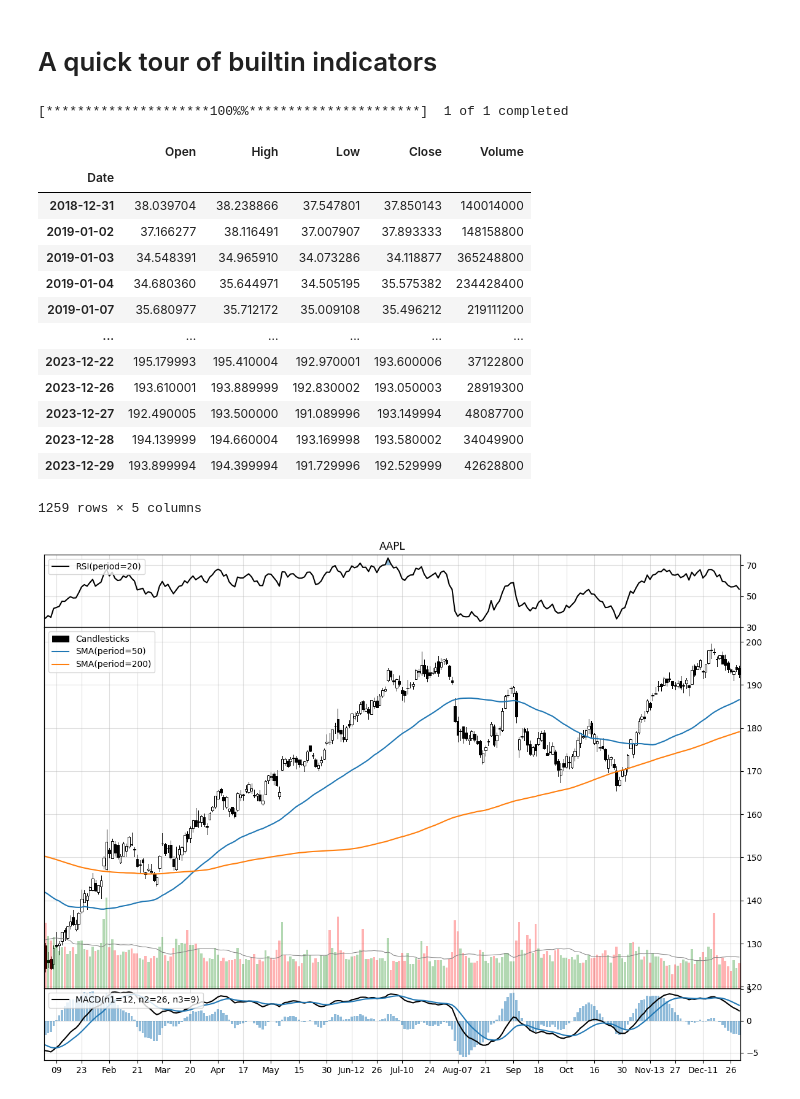
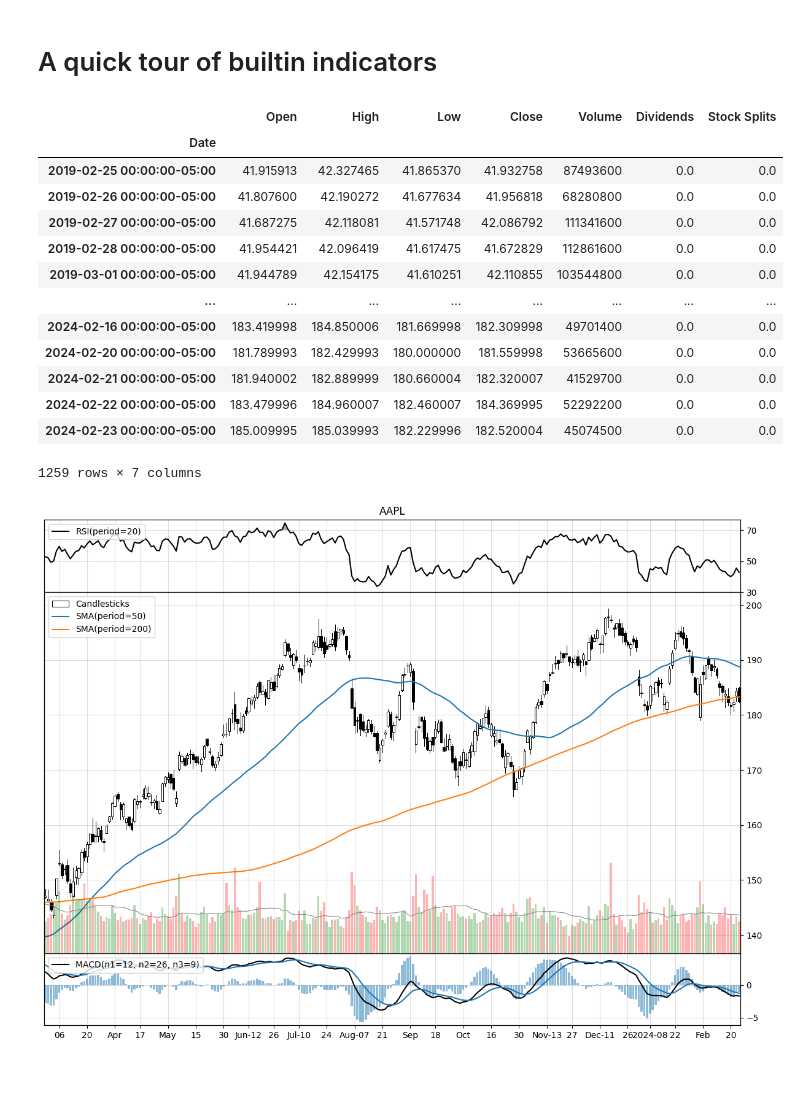
Before and after one commit to furechan/mplchart, a Jupyter notebook: examples/builtin-indicators.ipynb, the cells around one changed output. Cells and saved outputs as stored; diff of their text form; code cells hidden in the pictures.

```diff
--- a/examples/builtin-indicators.ipynb
+++ b/examples/builtin-indicators.ipynb
@@ -9,24 +9,23 @@ from mplchart.primitives import Candlesticks, Volume, SameAxes
 from mplchart.indicators import ROC, SMA, EMA, RSI, MACD, SLOPE, BBANDS
 # %%
 ticker = "AAPL"
-prices = yf.download(ticker, period="5y", auto_adjust=True)
+prices = yf.Ticker(ticker).history(period="5y")
 prices
 # %% [output]
+|  | Open | High | Low | Close | Volume | Dividends | Stock Splits |
+| Date |  |  |  |  |  |  |  |
+| 2019-02-25 00:00:00-05:00 | 41.915913 | 42.327465 | 41.865370 | 41.932758 | 87493600 | 0.0 | 0.0 |
+| 2019-02-26 00:00:00-05:00 | 41.807600 | 42.190272 | 41.677634 | 41.956818 | 68280800 | 0.0 | 0.0 |
+| 2019-02-27 00:00:00-05:00 | 41.687275 | 42.118081 | 41.571748 | 42.086792 | 111341600 | 0.0 | 0.0 |
+| 2019-02-28 00:00:00-05:00 | 41.954421 | 42.096419 | 41.617475 | 41.672829 | 112861600 | 0.0 | 0.0 |
+| 2019-03-01 00:00:00-05:00 | 41.944789 | 42.154175 | 41.610251 | 42.110855 | 103544800 | 0.0 | 0.0 |
+| ... | ... | ... | ... | ... | ... | ... | ... |
+| 2024-02-16 00:00:00-05:00 | 183.419998 | 184.850006 | 181.669998 | 182.309998 | 49701400 | 0.0 | 0.0 |
+| 2024-02-20 00:00:00-05:00 | 181.789993 | 182.429993 | 180.000000 | 181.559998 | 53665600 | 0.0 | 0.0 |
+| 2024-02-21 00:00:00-05:00 | 181.940002 | 182.889999 | 180.660004 | 182.320007 | 41529700 | 0.0 | 0.0 |
+| 2024-02-22 00:00:00-05:00 | 183.479996 | 184.960007 | 182.460007 | 184.369995 | 52292200 | 0.0 | 0.0 |
+| 2024-02-23 00:00:00-05:00 | 185.009995 | 185.039993 | 182.229996 | 182.520004 | 45074500 | 0.0 | 0.0 |
-[*********************100%%**********************]  1 of 1 completed
+1259 rows × 7 columns
-|  | Open | High | Low | Close | Volume |
-| Date |  |  |  |  |  |
-| 2018-12-31 | 38.039704 | 38.238866 | 37.547801 | 37.850143 | 140014000 |
-| 2019-01-02 | 37.166277 | 38.116491 | 37.007907 | 37.893333 | 148158800 |
-| 2019-01-03 | 34.548391 | 34.965910 | 34.073286 | 34.118877 | 365248800 |
-| 2019-01-04 | 34.680360 | 35.644971 | 34.505195 | 35.575382 | 234428400 |
-| 2019-01-07 | 35.680977 | 35.712172 | 35.009108 | 35.496212 | 219111200 |
-| ... | ... | ... | ... | ... | ... |
-| 2023-12-22 | 195.179993 | 195.410004 | 192.970001 | 193.600006 | 37122800 |
-| 2023-12-26 | 193.610001 | 193.889999 | 192.830002 | 193.050003 | 28919300 |
-| 2023-12-27 | 192.490005 | 193.500000 | 191.089996 | 193.149994 | 48087700 |
-| 2023-12-28 | 194.139999 | 194.660004 | 193.169998 | 193.580002 | 34049900 |
-| 2023-12-29 | 193.899994 | 194.399994 | 191.729996 | 192.529999 | 42628800 |
-1259 rows × 5 columns
 # %%
 max_bars = 250
 
@@ -42,7 +41,7 @@ indicators = [
 chart = Chart(title=ticker, max_bars=max_bars)
 chart.plot(prices, indicators)
 # %% [output]
-[figure, old version]
+[figure, new version]
 # %%
 max_bars = 250
 indicators = [Candlesticks(), SLOPE(20), SameAxes(), SLOPE(50)]
```
Also changed, not shown: parts of 2 cells of this notebook, 16 other files.
